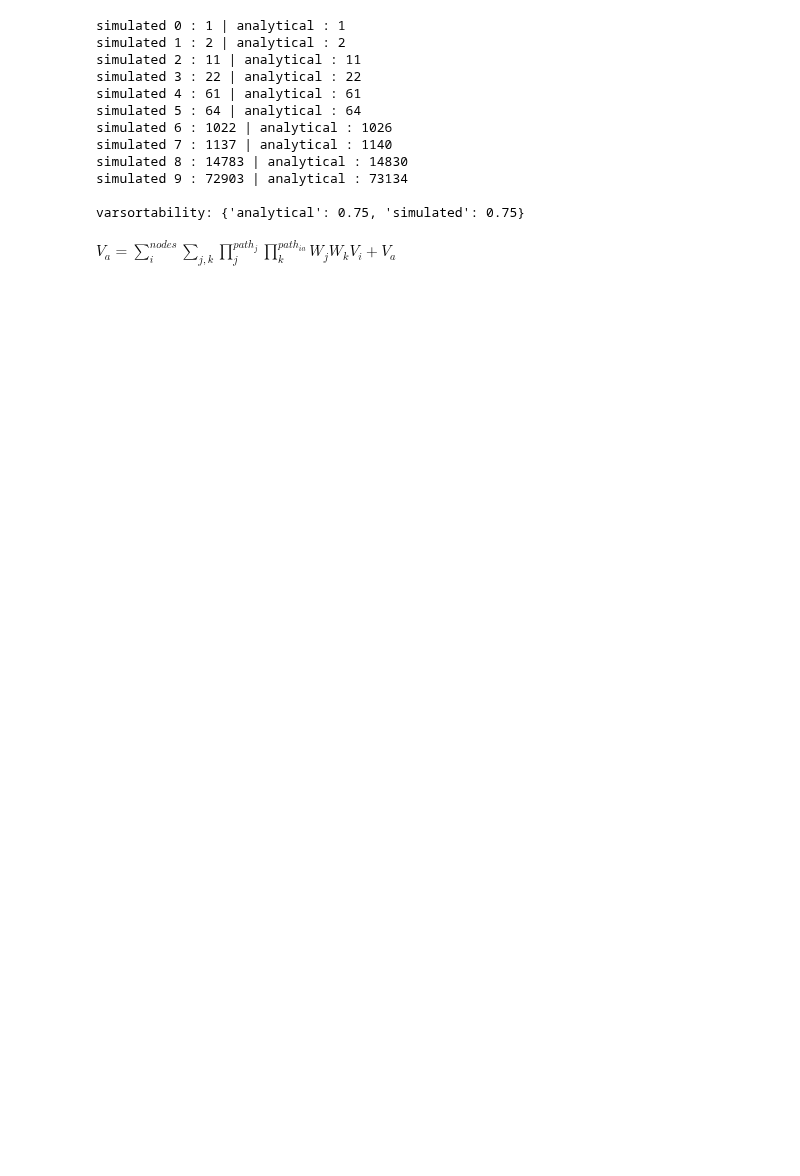
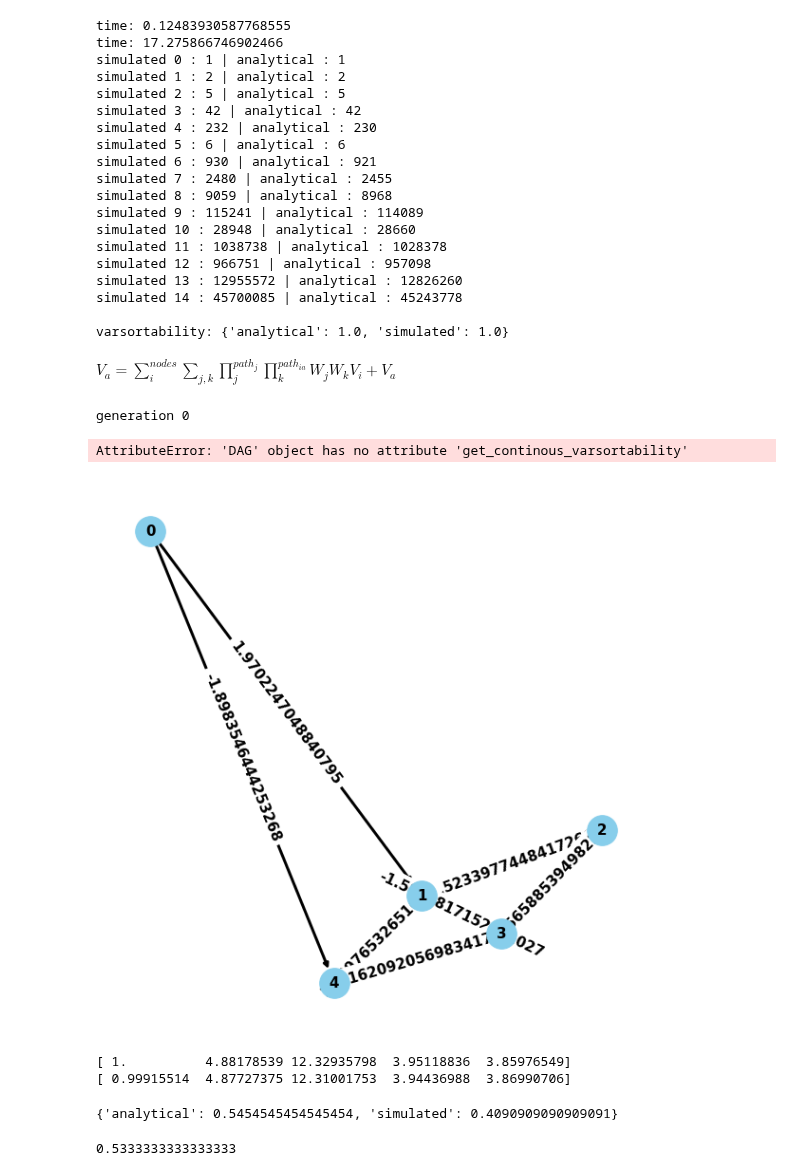
Before and after one commit to JakobSchauser/MscPhysics, a Jupyter notebook: PUK/Code/dag.ipynb, the cells around one changed output. Cells and saved outputs as stored; diff of their text form; code cells hidden in the pictures; blank space fills up the shorter version.

Commit message:
Made genetic algortihm

```diff
--- a/PUK/Code/dag.ipynb
+++ b/PUK/Code/dag.ipynb
@@ -14,7 +25,13 @@ dag.plot()
 # %%
 # dag.precalculate_paths = False
+from time import time
+t = time()
 sim = dag.get_simulated_var(100000)
+print("time:", time() - t)
+t = time()
 ana = dag.get_analytical_var()
+print("time:", time() - t)
+
 for i in range(dag.size):
     print("simulated", i, ":",round(sim[i]), "| analytical", ":", round(ana[i]))
 
@@ -22,17 +39,65 @@ print("")
 varsort = dag.get_varsortability(analytical = True, simulated = True, N = 100000)
 print("varsortability:", varsort)
 # %% [output]
+time: 0.12483930587768555
+time: 17.275866746902466
 simulated 0 : 1 | analytical : 1
 simulated 1 : 2 | analytical : 2
-simulated 2 : 11 | analytical : 11
-simulated 3 : 22 | analytical : 22
-simulated 4 : 61 | analytical : 61
-simulated 5 : 64 | analytical : 64
-simulated 6 : 1022 | analytical : 1026
-simulated 7 : 1137 | analytical : 1140
-simulated 8 : 14783 | analytical : 14830
-simulated 9 : 72903 | analytical : 73134
+simulated 2 : 5 | analytical : 5
+simulated 3 : 42 | analytical : 42
+simulated 4 : 232 | analytical : 230
+simulated 5 : 6 | analytical : 6
+simulated 6 : 930 | analytical : 921
+simulated 7 : 2480 | analytical : 2455
+simulated 8 : 9059 | analytical : 8968
+simulated 9 : 115241 | analytical : 114089
+simulated 10 : 28948 | analytical : 28660
+simulated 11 : 1038738 | analytical : 1028378
+simulated 12 : 966751 | analytical : 957098
+simulated 13 : 12955572 | analytical : 12826260
+simulated 14 : 45700085 | analytical : 45243778
 
-varsortability: {'analytical': 0.75, 'simulated': 0.75}
+varsortability: {'analytical': 1.0, 'simulated': 1.0}
 # %% [markdown]
 $V_a = \sum^{nodes}_i\sum_{j,k}\prod^{path_{j}}_j\prod^{path_{ia}}_k W_j W_kV_i + V_a$
+# %%
+# genetic algorithm
+
+start_adj = np.array([[0,1,0,1,1],[0,0,1,1,1],[0,0,0,1,1],[0,0,0,0,0], [0,0,0,0,0]])
+
+start_dags = [DAG(n = 5, roots = 1, strength=2, precalculate_paths = False) for _ in range(11)]
+
+
+for i in range(20):
+    print("generation", i)
+    start_dags = sorted(start_dags, key = lambda x: x.get_continous_varsortability(analytical = False, simulated = True, N = 100000)["simulated"], reverse = False)
+    start_dags = start_dags[:5]
+    for j in range(5):
+        start_dags.append(start_dags[j].mutate())
+
+    start_dags.append(DAG(n = 5, roots = 1, strength=2, precalculate_paths = False, adjacency_matrix = start_adj).mutate())
+
+    for j in range(5):
+        print("varsortability:", start_dags[j].get_varsortability(analytical = False, simulated = True, N = 100000))
+        print("continous_varsortability:", start_dags[j].get_continous_varsortability(analytical = False, simulated = True, N = 100000)["simulated"])
+
+    print("")
+# %% [output]
+generation 0
+AttributeError: 'DAG' object has no attribute 'get_continous_varsortability'
+# %%
+start_dags[0].plot()
+print(start_dags[0].get_analytical_var())
+print(start_dags[0].get_simulated_var(1000000))
+# %% [output]
+[figure, added]
+[ 1.          4.88178539 12.32935798  3.95118836  3.85976549]
+[ 0.99915514  4.87727375 12.31001753  3.94436988  3.86990706]
+# %%
+start_dags[0].get_varsortability(analytical = True, simulated = True, N = 100)
+# %% [output]
+{'analytical': 0.5454545454545454, 'simulated': 0.4090909090909091}
+# %%
+8/15
+# %% [output]
+0.5333333333333333
```
Also changed, not shown: parts of 5 cells of this notebook, 6 other files.
